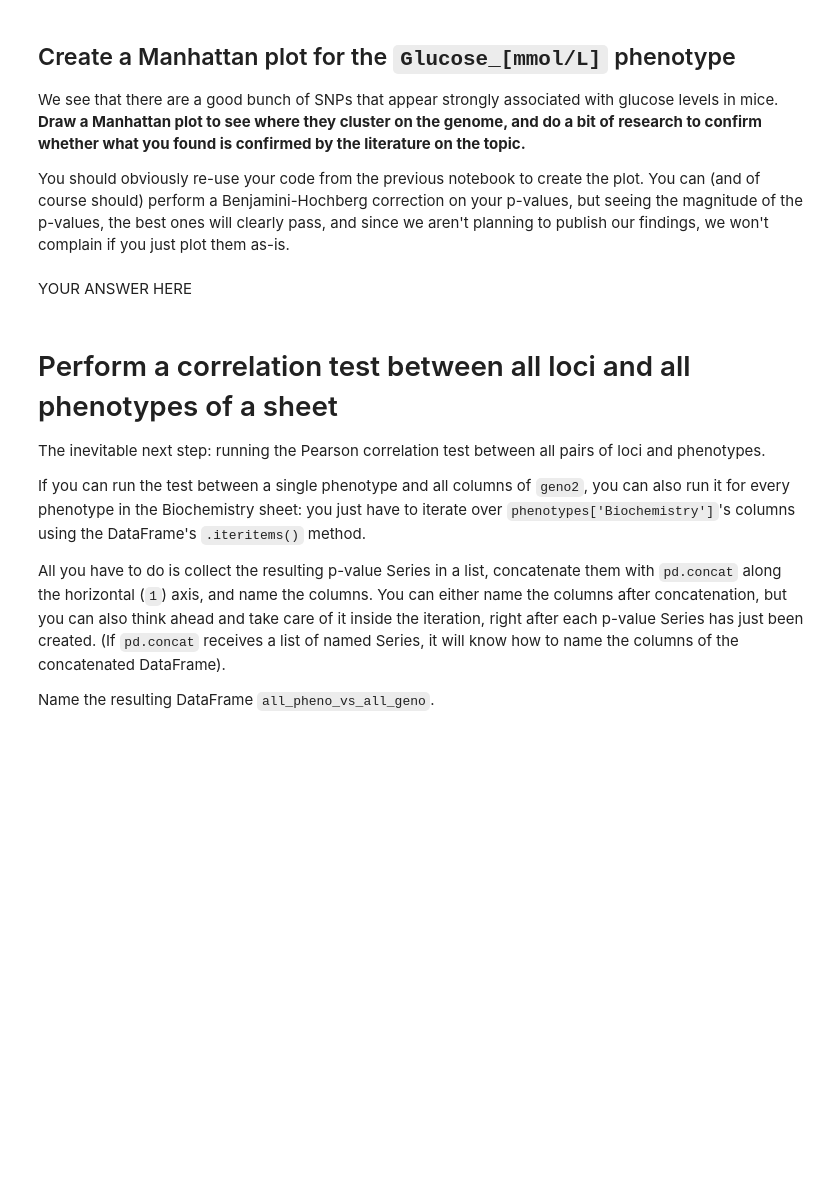
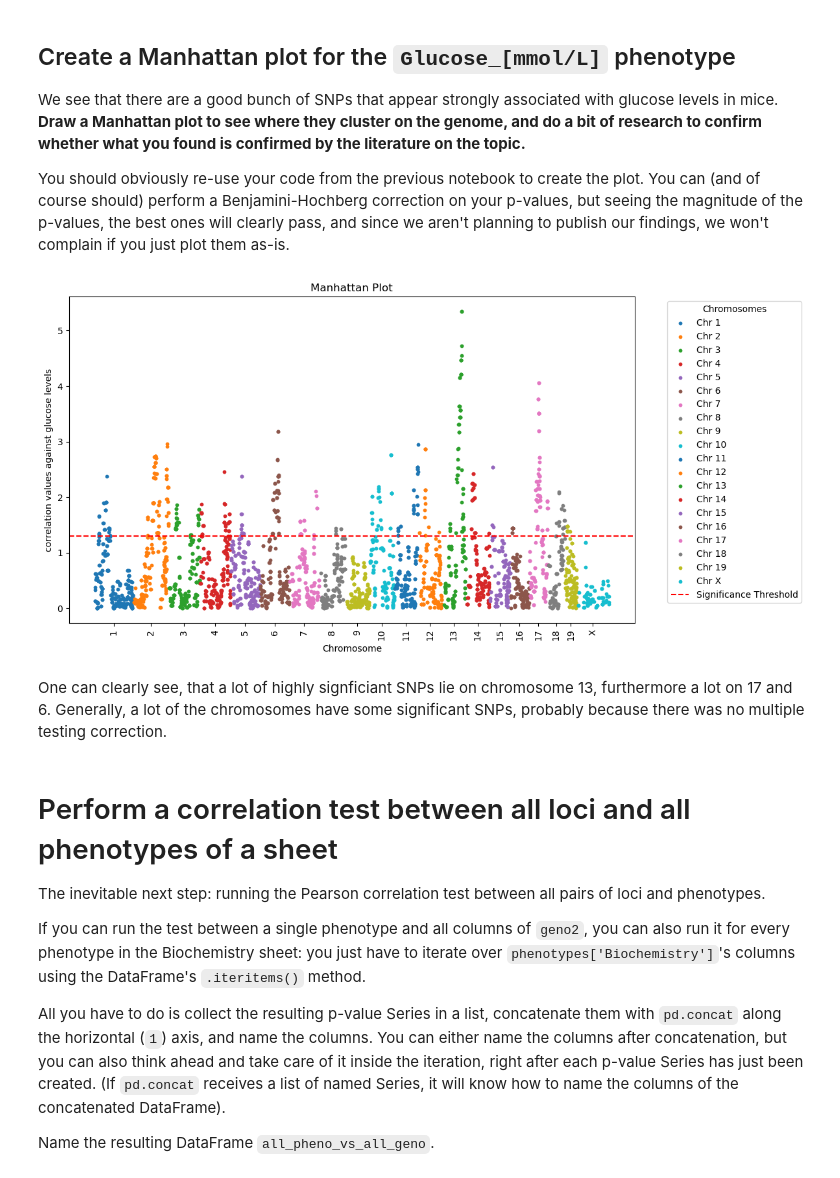
Before and after one commit to PeterBrederlow/PracticalIntegrativeBioinformatics, a Jupyter notebook: Day4-GWAS_Quantitative.ipynb, the cells around one changed output. Drawn from its saved outputs; the diff is of its cells as text; code cells hidden in the pictures; blank space fills up the shorter version.

```diff
--- a/Day4-GWAS_Quantitative.ipynb
+++ b/Day4-GWAS_Quantitative.ipynb
@@ -27,7 +27,7 @@ from statsmodels.sandbox.stats.multicomp import multipletests
 ## Loading the genotype data
 Loading the genotype data is routine by now: separating data from metadata, and converting the B-D-H-U labels into numbers. This time, we will avoid wasting any of our precious data, and instead of dropping strains with too many unknowns, we will work our way around them. We will treat the unknown `U` genotypes as `NaN` values.
 # %%
-genotype = pd.read_csv("https://github.com/Practical-Integrative-Bioinformatics/00_Introduction/blob/main/data/genotype.txt?raw=True", sep="\t", comment="@")
+genotype = pd.read_csv("https://raw.githubusercontent.com/Practical-Integrative-Bioinformatics/Introduction/refs/heads/main/data/genotype.txt", sep="\t", comment="@")
 genotype.set_index("Locus", inplace=True)
 geno_meta = genotype.iloc[:, :3]
 geno_bdh = genotype.iloc[:, 3:]
@@ -36,3 +36,4 @@ geno.columns.name = 'strain'
 
 geno['C57BL/6J'] = 0
 geno['DBA/2J'] = 2
+geno
@@ -41,7 +57,7 @@ geno['DBA/2J'] = 2
 
 As for the phenotype spreadsheets, we will always use the `split_cd_hfd(...)`-transformed version from now on. We have provided its code so you don't have to dig it up from Tuesday. Let's convert all sheets with `split_cd_hfd` and forget about it. From now on, the `phenotypes` dictionary will always contain the nice CD/HFD-indexed DataFrames.
 # %%
-phenotypes_ugly = pd.read_excel('https://github.com/Practical-Integrative-Bioinformatics/00_Introduction/blob/main/data/phenotype.xlsx?raw=True', sheet_name=None, na_values='x', index_col=0)
+phenotypes_ugly = pd.read_excel('https://raw.githubusercontent.com/Practical-Integrative-Bioinformatics/Introduction/refs/heads/main/data/phenotype.xlsx', sheet_name=None, na_values='x', index_col=0)
 
 # The VO2Max table doesn't follow their own column naming conventions, so we fix that first
 def rename_vo2_cols(colname):
@@ -137,0 +220,4 @@ raise NotImplementedError()
+# %%
+# YOUR CODE HERE
+one_pheno_vs_all_geno = geno2.apply(lambda g: pearson_between(g, one_pheno))
+one_pheno_vs_all_geno
@@ -160,5 +294,30 @@ raise NotImplementedError()
-# %% [markdown]
-YOUR ANSWER HERE
+# %%
+# YOUR CODE HERE
+geno_meta['cor_p'] = one_pheno_vs_all_geno
+geno_meta['cor_log_p'] = -np.log10(geno_meta['cor_p'])
+geno_meta['Chr'] = geno_meta['Chr'].astype(str)
+chromosome_order = [str(i) for i in range(1, 23)] + ['X', 'Y']
+geno_meta['Chr'] = pd.Categorical(geno_meta['Chr'], categories=chromosome_order, ordered=True)
+
+chromosome_offsets = geno_meta.groupby('Chr')['Mb'].max().cumsum().shift(fill_value=0)
+chromosome_midpoints = chromosome_offsets + geno_meta.groupby('Chr')['Mb'].max() / 2
+geno_meta['cumulative_mb'] = geno_meta['Mb'] + geno_meta['Chr'].map(chromosome_offsets)
+
+plt.figure(figsize=(12, 6))
+for chrom, group in geno_meta.groupby('Chr'):
+    plt.scatter(group['cumulative_mb'], group['cor_log_p'], s=10, label=f'Chr {chrom}')
+plt.axhline(-np.log10(0.05), color='red', linestyle='--', label='Significance Threshold')
+plt.xlabel('Chromosome')
+plt.xticks(chromosome_midpoints, chromosome_midpoints.index, rotation=90)
+plt.ylabel('correlation values against glucose levels')
+plt.title('Manhattan Plot')
+plt.legend(title='Chromosomes', bbox_to_anchor=(1.05, 1), loc='upper left')
+plt.tight_layout()
+plt.show()
+# %% [output]
+[figure, added]
+# %% [markdown]
+One can clearly see, that a lot of highly signficiant SNPs lie on chromosome 13, furthermore a lot on 17 and 6. Generally, a lot of the chromosomes have some significant SNPs, probably because there was no multiple testing correction.
 # %% [markdown]
 # Perform a correlation test between all loci and all phenotypes of a sheet
 
```
Also changed, not shown: parts of 44 cells of this notebook, 1 other file.
